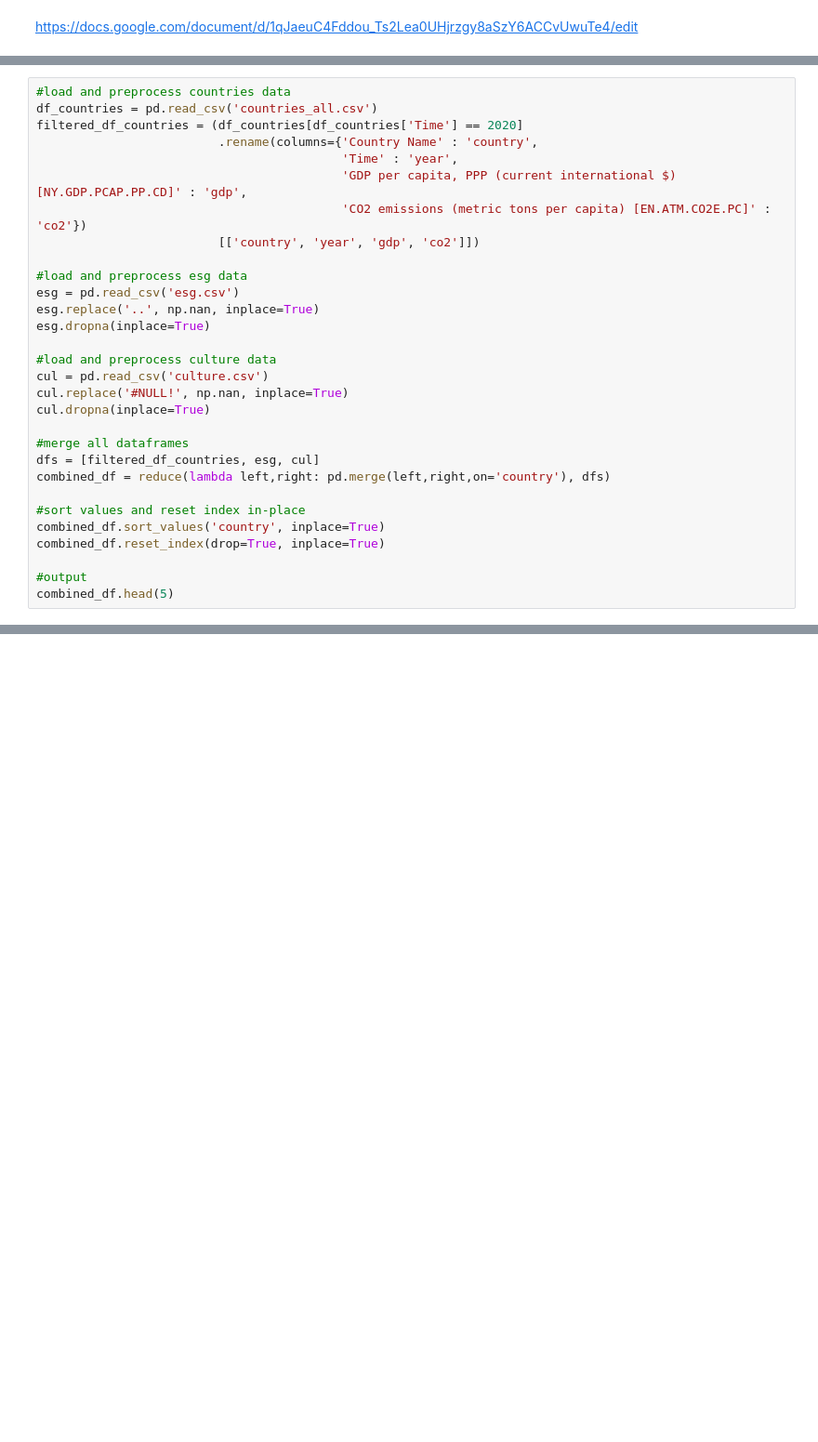
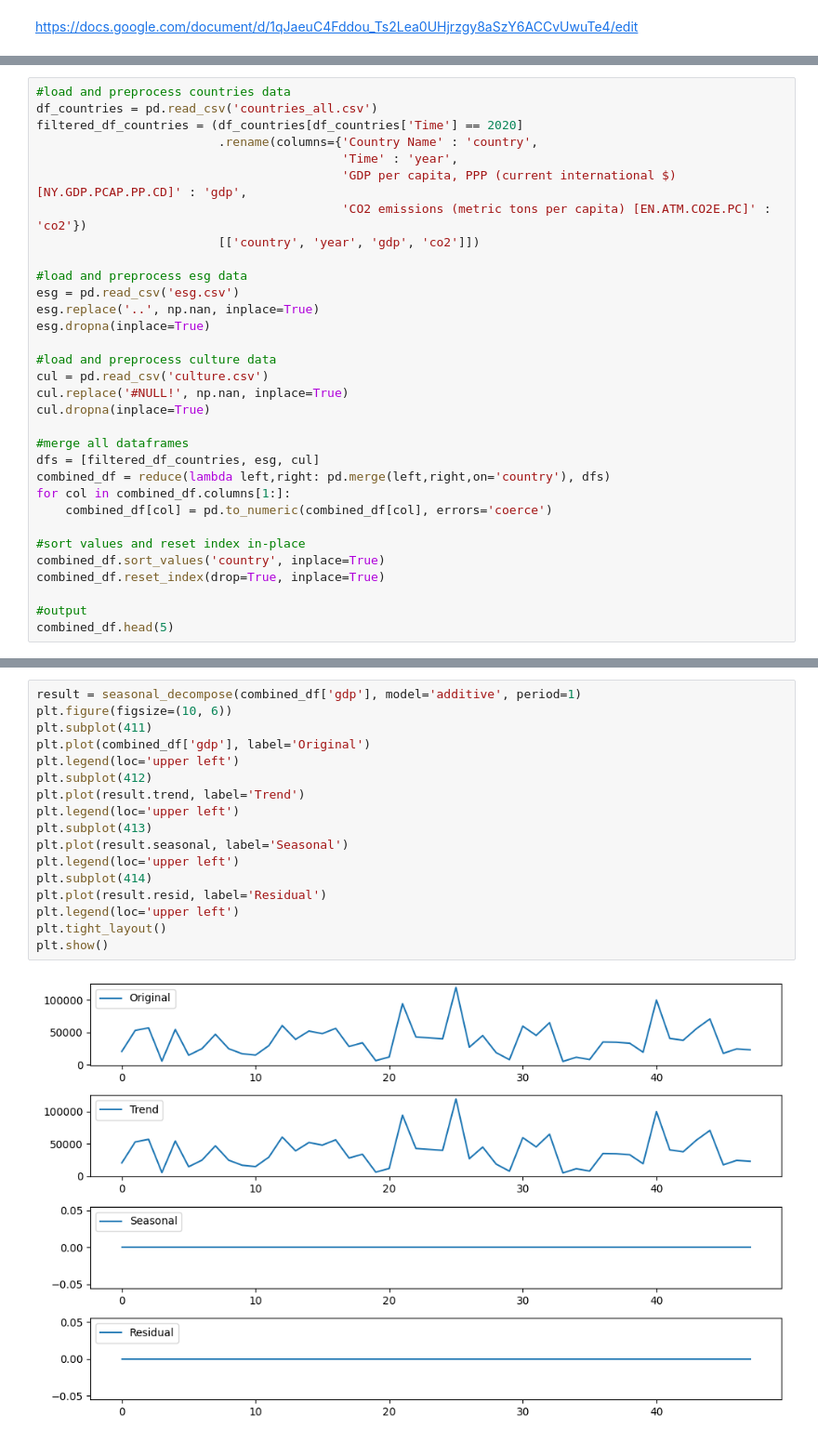
Before and after one commit to franklinchuks/Culture_ESG_EKC_THESIS, a Jupyter notebook: kuznets_esg_culture.ipynb, the cells around one changed output, grey strips where cells are left out. Shown at 93% size. Cells and saved outputs as stored; diff of their text form; blank space fills up the shorter version.

```diff
--- a/kuznets_esg_culture.ipynb
+++ b/kuznets_esg_culture.ipynb
@@ -28,6 +34,8 @@ cul.dropna(inplace=True)
 #merge all dataframes
 dfs = [filtered_df_countries, esg, cul]
 combined_df = reduce(lambda left,right: pd.merge(left,right,on='country'), dfs)
+for col in combined_df.columns[1:]:
+    combined_df[col] = pd.to_numeric(combined_df[col], errors='coerce')
 
 #sort values and reset index in-place
 combined_df.sort_values('country', inplace=True)
@@ -44,0 +67,19 @@ combined_df.head(5)
+# %%
+result = seasonal_decompose(combined_df['gdp'], model='additive', period=1)
+plt.figure(figsize=(10, 6))
+plt.subplot(411)
+plt.plot(combined_df['gdp'], label='Original')
+plt.legend(loc='upper left')
+plt.subplot(412)
+plt.plot(result.trend, label='Trend')
+plt.legend(loc='upper left')
+plt.subplot(413)
+plt.plot(result.seasonal, label='Seasonal')
+plt.legend(loc='upper left')
+plt.subplot(414)
+plt.plot(result.resid, label='Residual')
+plt.legend(loc='upper left')
+plt.tight_layout()
+plt.show()
+# %% [output]
+[figure, added]
```
Also changed, not shown: parts of 38 cells of this notebook.
